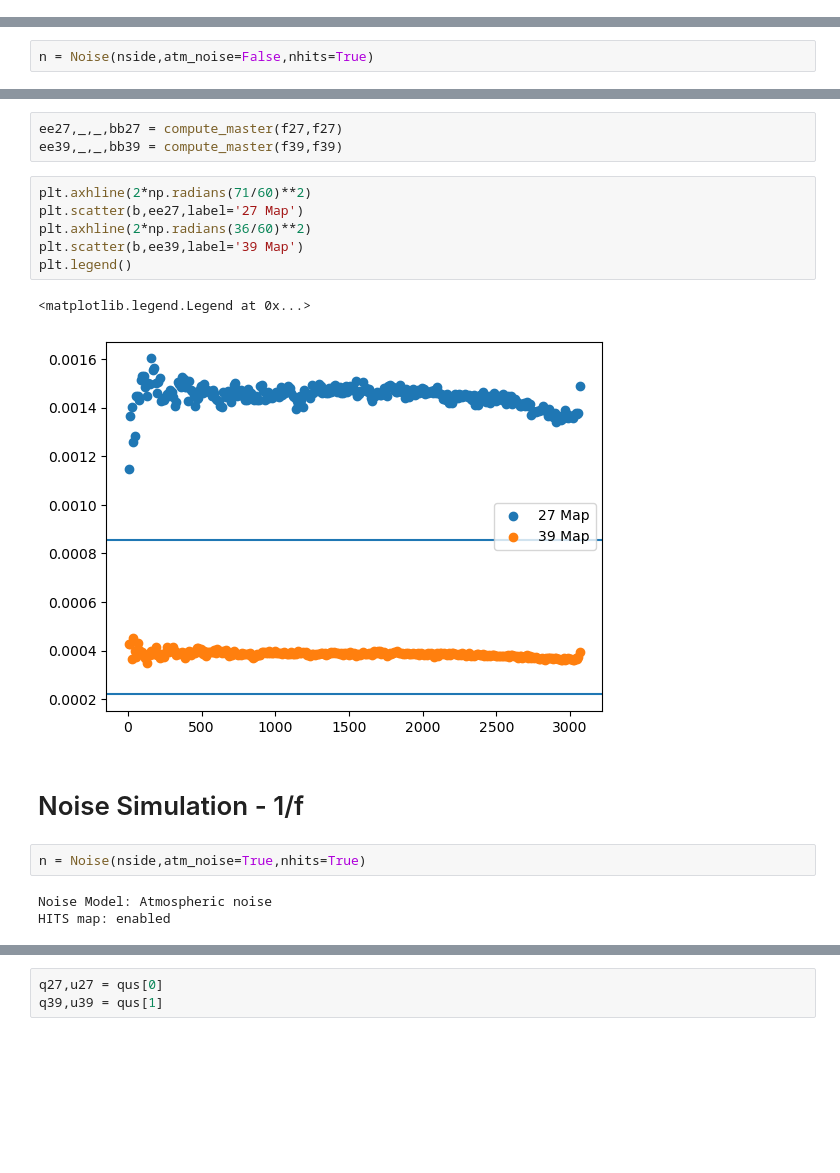
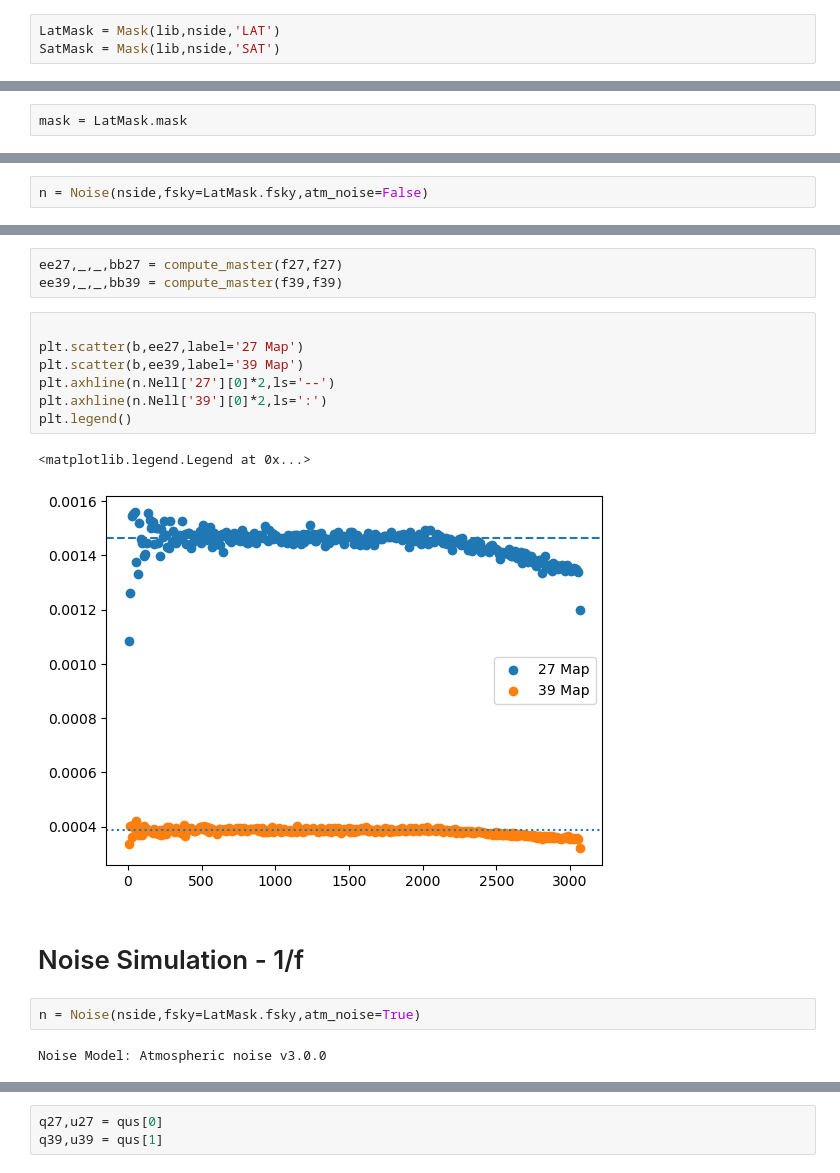
Before and after one commit to antolonappan/solat_cb, a Jupyter notebook: notebooks/signal.ipynb, the cells around one changed output, grey strips where cells are left out. Saved outputs shown, nothing was run; the diff lists cells and outputs as text; blank space fills up the shorter version.

```diff
--- a/notebooks/signal.ipynb
+++ b/notebooks/signal.ipynb
@@ -61,0 +58,3 @@ hitsmap = msk.get_mask(nhits=True)
+# %%
+LatMask = Mask(lib,nside,'LAT')
+SatMask = Mask(lib,nside,'SAT')
@@ -67,3 +77,5 @@ hp.mollview(hitsmap,title='Hitsmap', sub=(1,2,2))
+# %%
+mask = LatMask.mask
 # %%
 wrk = nmt.NmtWorkspace()
 mask_f = nmt.NmtField(mask, [mask, mask], lmax=lmax, purify_b=False)
@@ -79,5 +91,5 @@ b = binInfo.get_effective_ells()
 # %% [markdown]
 # Noise Simulation - white noise
 # %%
-n = Noise(nside,atm_noise=False,nhits=True)
+n = Noise(nside,fsky=LatMask.fsky,atm_noise=False)
 # %% [output]
@@ -99,18 +106,18 @@ f39 = nmt.NmtField(mask, [q39,u39],lmax=n.lmax, purify_b=False)
 ee27,_,_,bb27 = compute_master(f27,f27)
 ee39,_,_,bb39 = compute_master(f39,f39)
 # %%
-plt.axhline(2*np.radians(71/60)**2)
+
 plt.scatter(b,ee27,label='27 Map')
-plt.axhline(2*np.radians(36/60)**2)
 plt.scatter(b,ee39,label='39 Map')
+plt.axhline(n.Nell['27'][0]*2,ls='--')
+plt.axhline(n.Nell['39'][0]*2,ls=':')
 plt.legend()
 # %% [output]
 <matplotlib.legend.Legend at 0x...>
-[figure, old version]
+[figure, new version]
 # %% [markdown]
 # Noise Simulation - 1/f
 # %%
-n = Noise(nside,atm_noise=True,nhits=True)
+n = Noise(nside,fsky=LatMask.fsky,atm_noise=True)
 # %% [output]
-Noise Model: Atmospheric noise
-HITS map: enabled
+Noise Model: Atmospheric noise v3.0.0
```
Also changed, not shown: parts of 19 cells of this notebook, 2 other files.
